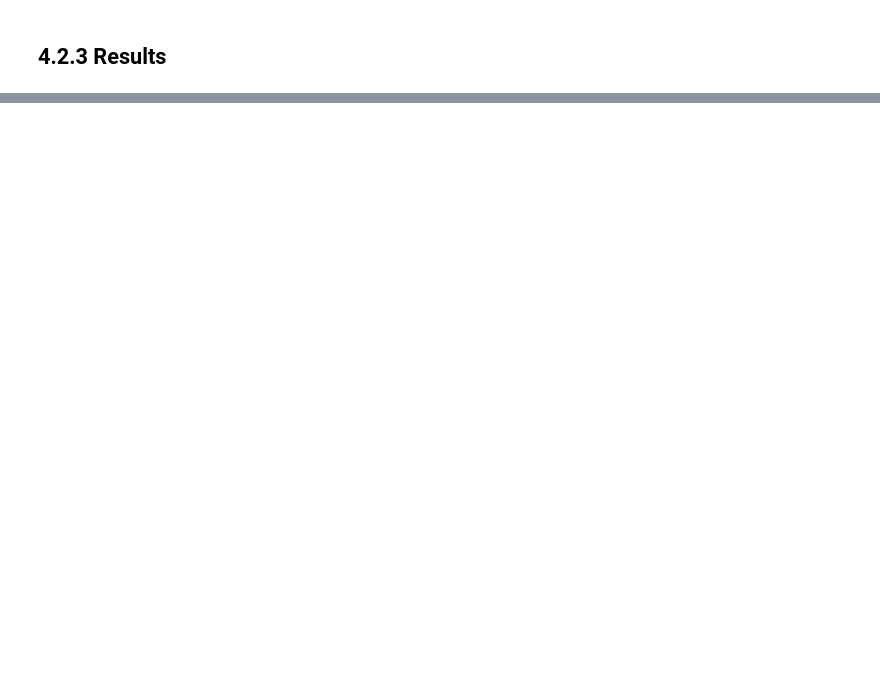
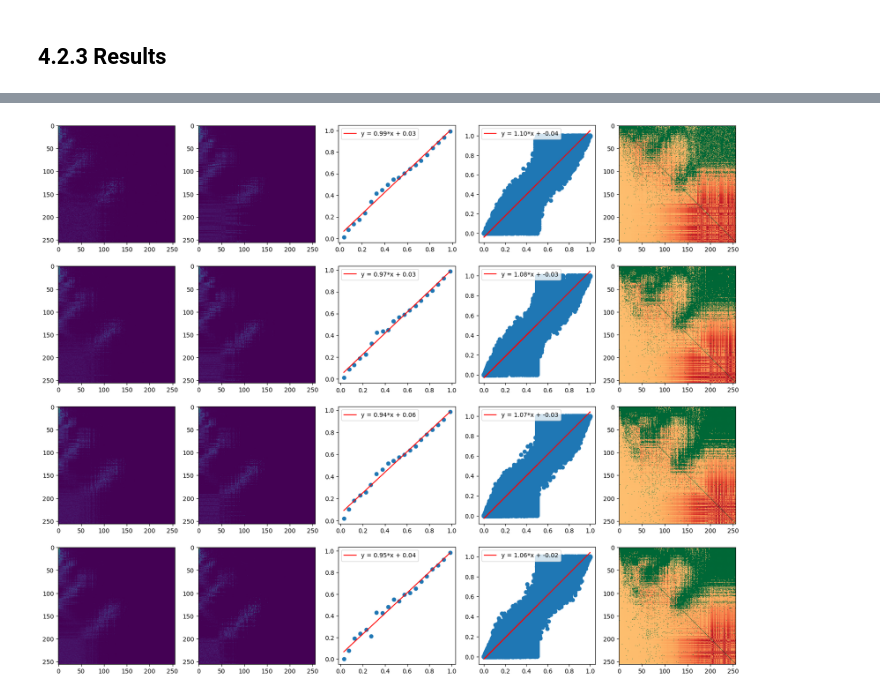
Before and after one commit to Ematrion/master-thesis-experiments, a Jupyter notebook: 4.2 Elo prediction.ipynb, the cells around one changed output, grey strips where cells are left out. Cells and saved outputs as stored; diff of their text form; code cells hidden in the pictures; blank space fills up the shorter version.

```diff
--- a/4.2 Elo prediction.ipynb
+++ b/4.2 Elo prediction.ipynb
@@ -213,6 +238,7 @@ from rstt import BasicElo
 
 # Players
 population = BasicPlayer.create(nb=64, level_dist=random.gauss, level_params={'mu':1500, 'sigma':500})
+population = BasicPlayer.create(nb=256, level_dist=random.gauss, level_params={'mu':1500, 'sigma':500})
 
 # Solver
 solver = LogSolver(base=10, lc=400)
@@ -262,13 +288,10 @@ class SebEloData:
     games: list[SMatch]
     truth: dict[SPlayer, float]
 
-def datasets(ranking: Ranking, event: Event, ref: Ranking):
+def datasets(ranking: Ranking, event: Event, ref: Ranking) -> SebEloData:
     return SebEloData(ratings={p: ranking.rating(p) for p in ref},
                       games=event.games(),
                       truth={p: ref.rating(p) for p in ref})
-
-
-results = rssc(name='SEBELO', seed=elo, cup=scheduler, solver=solver, depth=1000, metric=datasets)
 # %% [markdown]
 ## 4.2.3 Results
 # %%
@@ -305,0 +340,5 @@ recovered
+# %%
+from functools import partial
+
+results = rssc(name='SEBELO', seed=elo, cup=scheduler, solver=solver, depth=depth, metric=partial(datasets, ref=gt))
+print('simulation done')
@@ -305,0 +421,42 @@ recovered
+# %%
+def expected_vs_observed(predictions: list[float], outcomes: list[float], bins: int):
+    expected, observed = [], []
+    inc = 100//bins
+    for i in range(0, bins):
+        lower = (i * inc)/100
+        upper = ((i+1) * inc)/100
+
+        indices = [i for i, val in enumerate(predictions) if lower <= val < upper]
+        scores = [outcomes[i] for i in indices]
+        preds = [predictions[i] for i in indices]
+        if preds:
+            expected.append(sum(preds) / len(preds))
+            observed.append(sum(scores)/ len(scores))
+    return expected, observed
+
+
+fig, axs = plt.subplots(4,5, figsize=(20, 16))
+for res, ax in zip(analysis, axs):
+    ax[0].imshow(res.training_domain)
+
+    ax[1].imshow(res.test_domain)
+
+    exp, obs = expected_vs_observed(res.predictions, res.outcomes , bins=20)
+    axis = np.array(exp)
+    lr = stats.linregress(exp, obs)
+    ax[2].plot(exp, obs, 'o')
+    ax[2].plot(axis, lr.intercept + lr.slope*axis, 'r', label=f'y = {lr.slope:.2f}*x + {lr.intercept:.2f}')
+    ax[2].legend()
+
+    exp, obs = res.synthetic.predictions, res.synthetic.truths
+    axis = np.array(exp)
+    lr = stats.linregress(exp, obs)
+    ax[3].plot(exp, obs, 'o')
+    ax[3].plot(axis, lr.intercept + lr.slope*axis, 'r', label=f'y = {lr.slope:.2f}*x + {lr.intercept:.2f}')
+    ax[3].legend()
+
+    ax[4].imshow(res.synthetic.bias, cmap='RdYlGn_r', vmin=-1, vmax=0.5)
+
+plt.show()
+# %% [output]
+[figure, added]
```
Also changed, not shown: parts of 14 cells of this notebook, 12 other files.
